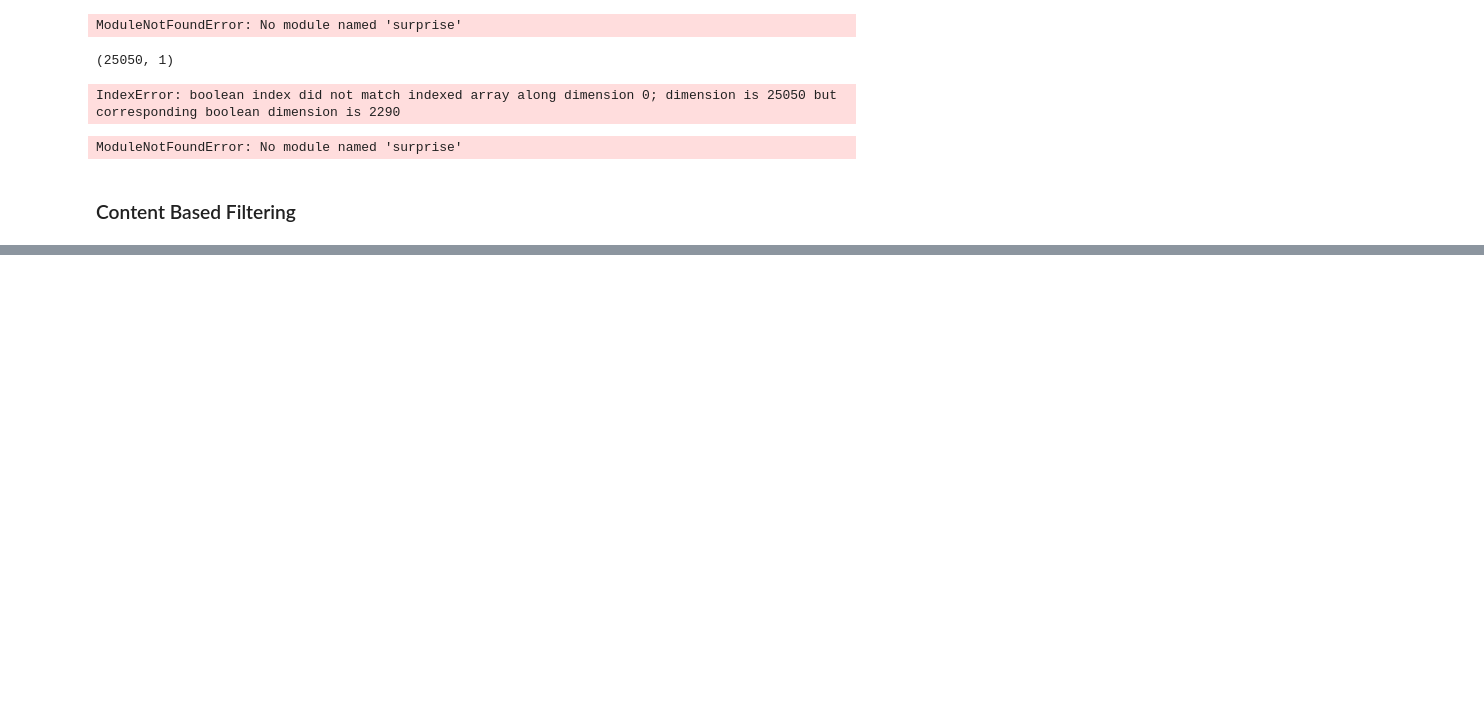
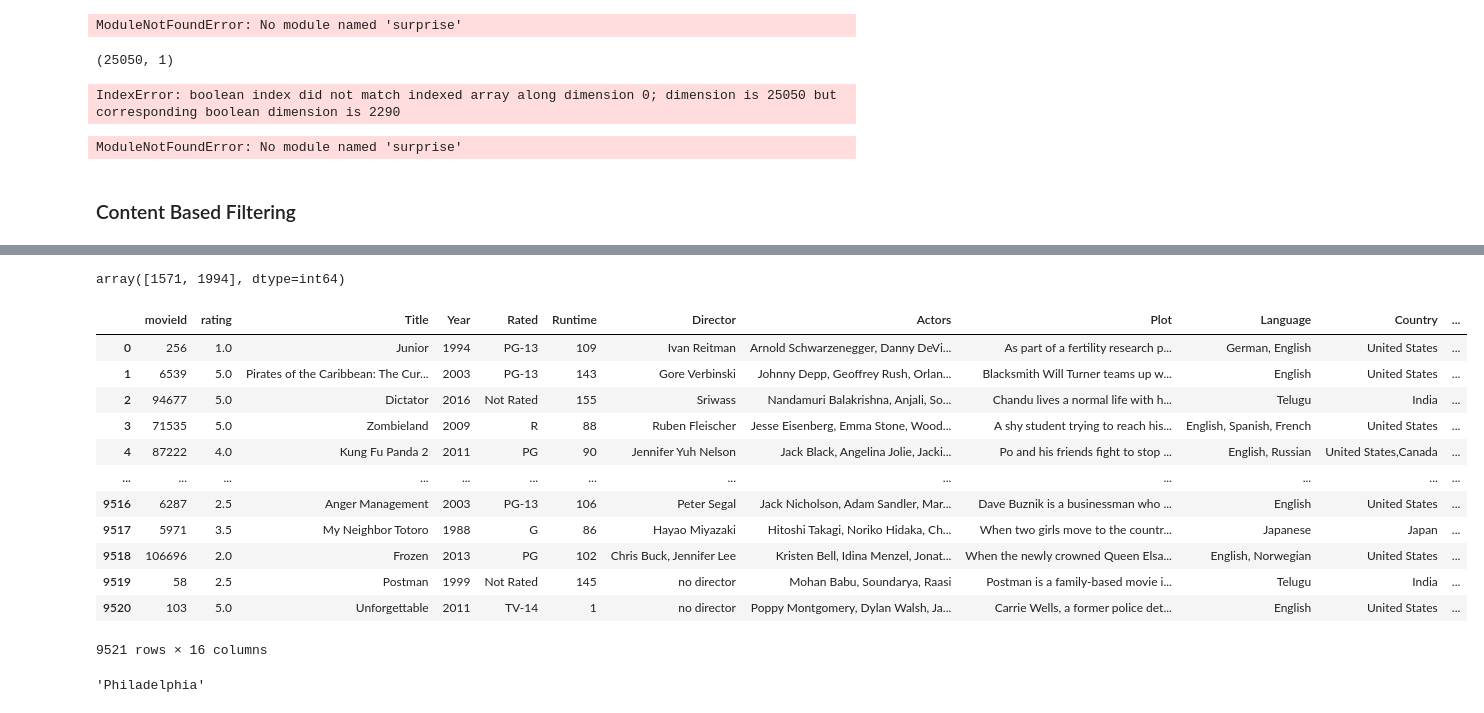
Before and after one commit to Data-Epic/netflix_rec_system, a Jupyter notebook: model_building/model new_netflix.ipynb, the cells around one changed output, grey strips where cells are left out. Saved outputs shown, nothing was run; the diff lists cells and outputs as text; code cells hidden in the pictures; blank space fills up the shorter version.

```diff
--- a/model_building/model new_netflix.ipynb
+++ b/model_building/model new_netflix.ipynb
@@ -738,3 +726,5 @@ import surprise
 ModuleNotFoundError: No module named 'surprise'
 # %% [markdown]
 ### Content Based Filtering
+# %%
+train_df = movie_data_comb1.drop(columns=['userId','rating'])
@@ -740,0 +735,3 @@ ModuleNotFoundError: No module named 'surprise'
+# %%
+train_df=train_df.drop_duplicates().reset_index(drop=True)
+train_df
@@ -806,0 +775,20 @@ Suicide Squad
+# %%
+train_df[train_df.Title=="Clash of the Titans"].index.values
+# %% [output]
+array([1571, 1994], dtype=int64)
+# %%
+train_df.drop_duplicates()
+# %% [output]
+|  | movieId | rating | Title | Year | Rated | Runtime | Director | Actors | Plot | Language | Country | ... |
+| 0 | 256 | 1.0 | Junior | 1994 | PG-13 | 109 | Ivan Reitman | Arnold Schwarzenegger, Danny DeVi... | As part of a fertility research p... | German, English | United States | ... |
+| 1 | 6539 | 5.0 | Pirates of the Caribbean: The Cur... | 2003 | PG-13 | 143 | Gore Verbinski | Johnny Depp, Geoffrey Rush, Orlan... | Blacksmith Will Turner teams up w... | English | United States | ... |
+| 2 | 94677 | 5.0 | Dictator | 2016 | Not Rated | 155 | Sriwass | Nandamuri Balakrishna, Anjali, So... | Chandu lives a normal life with h... | Telugu | India | ... |
+| 3 | 71535 | 5.0 | Zombieland | 2009 | R | 88 | Ruben Fleischer | Jesse Eisenberg, Emma Stone, Wood... | A shy student trying to reach his... | English, Spanish, French | United States | ... |
+| 4 | 87222 | 4.0 | Kung Fu Panda 2 | 2011 | PG | 90 | Jennifer Yuh Nelson | Jack Black, Angelina Jolie, Jacki... | Po and his friends fight to stop ... | English, Russian | United States,Canada | ... |
+| ... | ... | ... | ... | ... | ... | ... | ... | ... | ... | ... | ... | ... |
+| 9516 | 6287 | 2.5 | Anger Management | 2003 | PG-13 | 106 | Peter Segal | Jack Nicholson, Adam Sandler, Mar... | Dave Buznik is a businessman who ... | English | United States | ... |
+| 9517 | 5971 | 3.5 | My Neighbor Totoro | 1988 | G | 86 | Hayao Miyazaki | Hitoshi Takagi, Noriko Hidaka, Ch... | When two girls move to the countr... | Japanese | Japan | ... |
+| 9518 | 106696 | 2.0 | Frozen | 2013 | PG | 102 | Chris Buck, Jennifer Lee | Kristen Bell, Idina Menzel, Jonat... | When the newly crowned Queen Elsa... | English, Norwegian | United States | ... |
+| 9519 | 58 | 2.5 | Postman | 1999 | Not Rated | 145 | no director | Mohan Babu, Soundarya, Raasi | Postman is a family-based movie i... | Telugu | India | ... |
+| 9520 | 103 | 5.0 | Unforgettable | 2011 | TV-14 | 1 | no director | Poppy Montgomery, Dylan Walsh, Ja... | Carrie Wells, a former police det... | English | United States | ... |
+9521 rows × 16 columns
@@ -806,0 +797,4 @@ Suicide Squad
+# %%
+train_df[train_df.index == 6803]['Title'].values[0]
+# %% [output]
+'Philadelphia'
```
Also changed, not shown: parts of 18 cells of this notebook.
